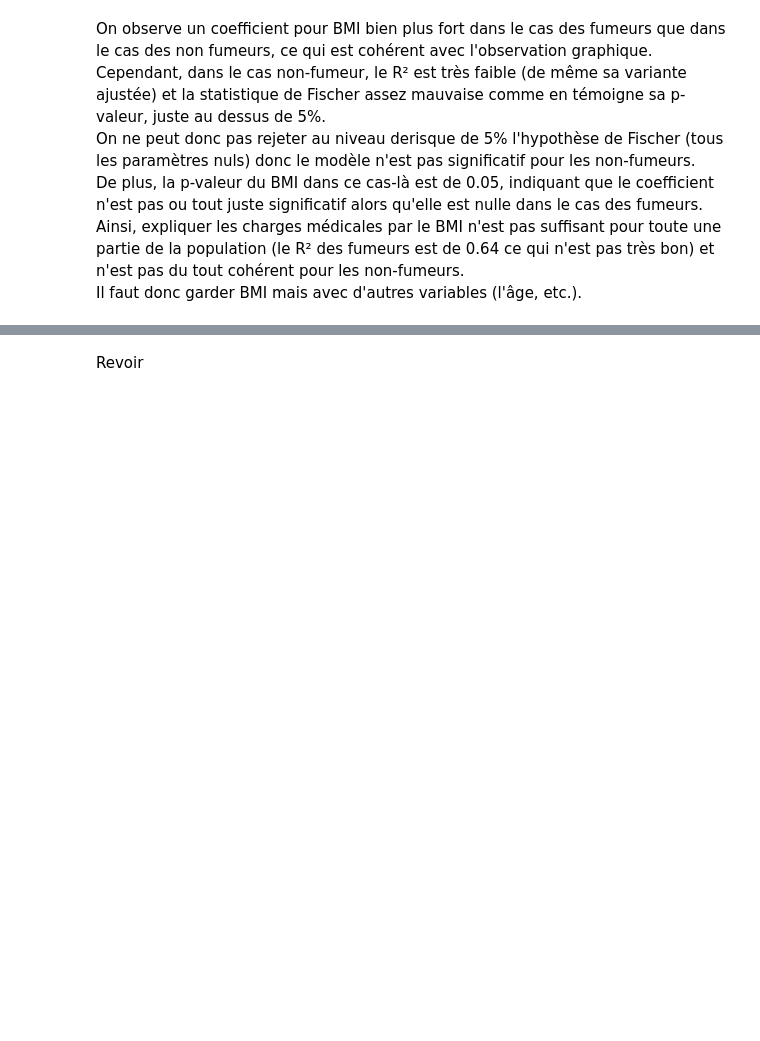
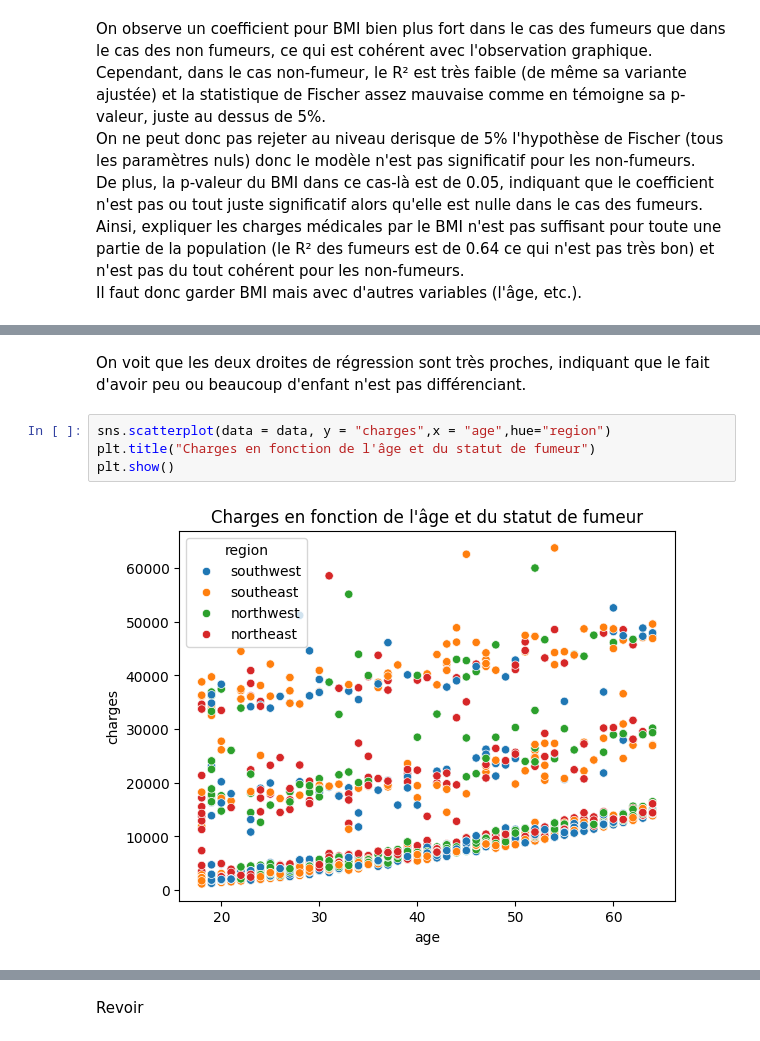
Before and after one commit to ultac/Projet-GLM, a Jupyter notebook: GLM Medical Charges.ipynb, the cells around one changed output, grey strips where cells are left out. Saved outputs shown, nothing was run; the diff lists cells and outputs as text; blank space fills up the shorter version.

```diff
--- a/GLM Medical Charges.ipynb
+++ b/GLM Medical Charges.ipynb
@@ -593,0 +648,8 @@ Il faut donc garder BMI mais avec d'autres variables (l'âge, etc.).
+# %% [markdown]
+On voit que les deux droites de régression sont très proches, indiquant que le fait d'avoir peu ou beaucoup d'enfant n'est pas différenciant.
+# %%
+sns.scatterplot(data = data, y = "charges",x = "age",hue="region")
+plt.title("Charges en fonction de l'âge et du statut de fumeur")
+plt.show()
+# %% [output]
+[figure, added]
```
Also changed, not shown: parts of 35 cells of this notebook.
